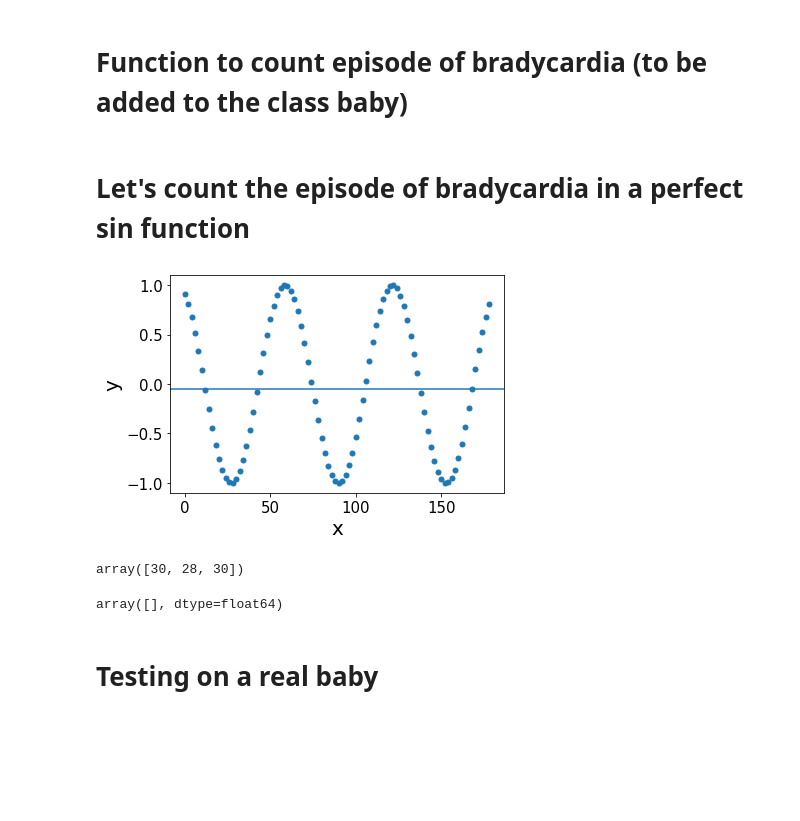
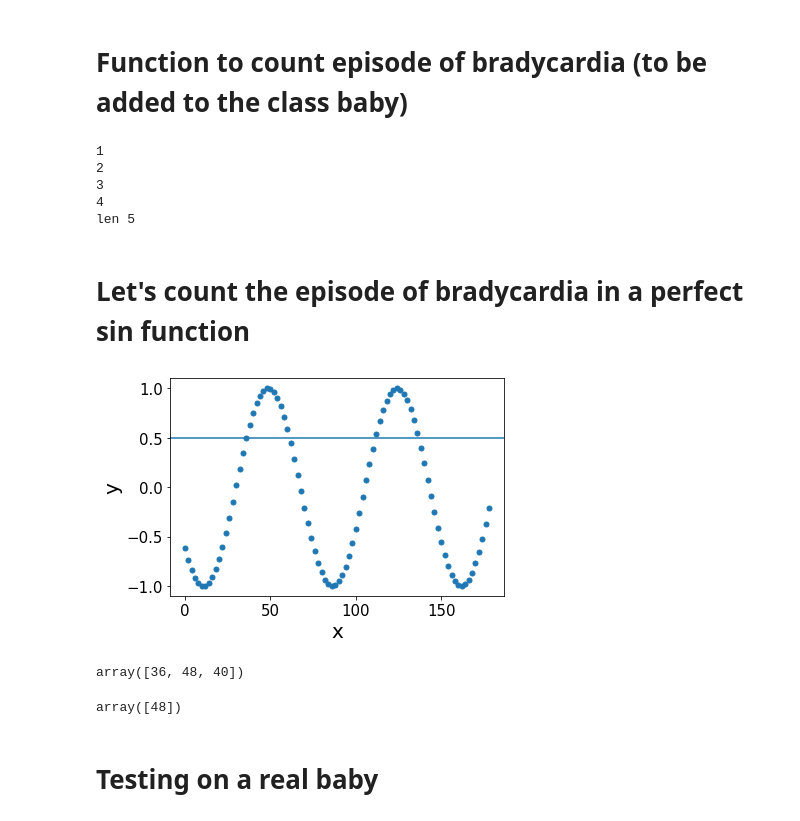
Before and after one commit to shisteve/NHS, a Jupyter notebook: 013_count_bradycardia.ipynb, the cells around one changed output. Drawn from its saved outputs; the diff is of its cells as text; code cells hidden in the pictures; blank space fills up the shorter version.

```diff
--- a/013_count_bradycardia.ipynb
+++ b/013_count_bradycardia.ipynb
@@ -63,29 +79,44 @@ def get_brady_episodes_durations(t,PR, threshold=100, duration_min=15,time_step=
         else:
             contiguous_time_bin = False
     return np.array(episode_durations)
+# %%
+v = ['a','b','c','d','e']
+for i in range(1,len(v)):
+    print(i)
+
+print('len',len(v))
+# %% [output]
+1
+2
+3
+4
+len 5
 # %% [markdown]
 # Let's count the episode of bradycardia in a perfect sin function
 # %%
 x = np.arange(0,180,2)
-y = np.sin(x/10+2)
+y = np.sin(x/12+3.8)
 # %%
 plt.plot(x,y,'.',markersize=10)
-plt.axhline(np.mean(y))
+#plt.axhline(np.mean(y))
+plt.axhline(0.5)
 plt.xlabel('x')
 plt.ylabel('y')
 plt.show()
 # %% [output]
-[figure, old version]
+[figure, new version]
 # %%
-get_brady_episodes_durations(t=x,PR=y,duration_min=15,threshold=0.)
+#get_brady_episodes_durations(t=x,PR=y,duration_minimum=15,threshold=0.)
-# %% [output]
-array([30, 28, 30])
+# %%
+get_brady_episodes_durations(t=x,PR=y,duration_minimum=0.,threshold=0.5)
+# %% [output]
+array([36, 48, 40])
 # %%
 #let's check instead when the episodes are less than the duration min
 # I should obtain an empty list
-get_brady_episodes_durations(t=x,PR=y,duration_min=40,threshold=0.)
+get_brady_episodes_durations(t=x,PR=y,duration_minimum=40,threshold=0.5)
 # %% [output]
-array([], dtype=float64)
+array([48])
 # %% [markdown]
 # Testing on a real baby
 # %%
```
Also changed, not shown: parts of 35 cells of this notebook, 2 other files.
